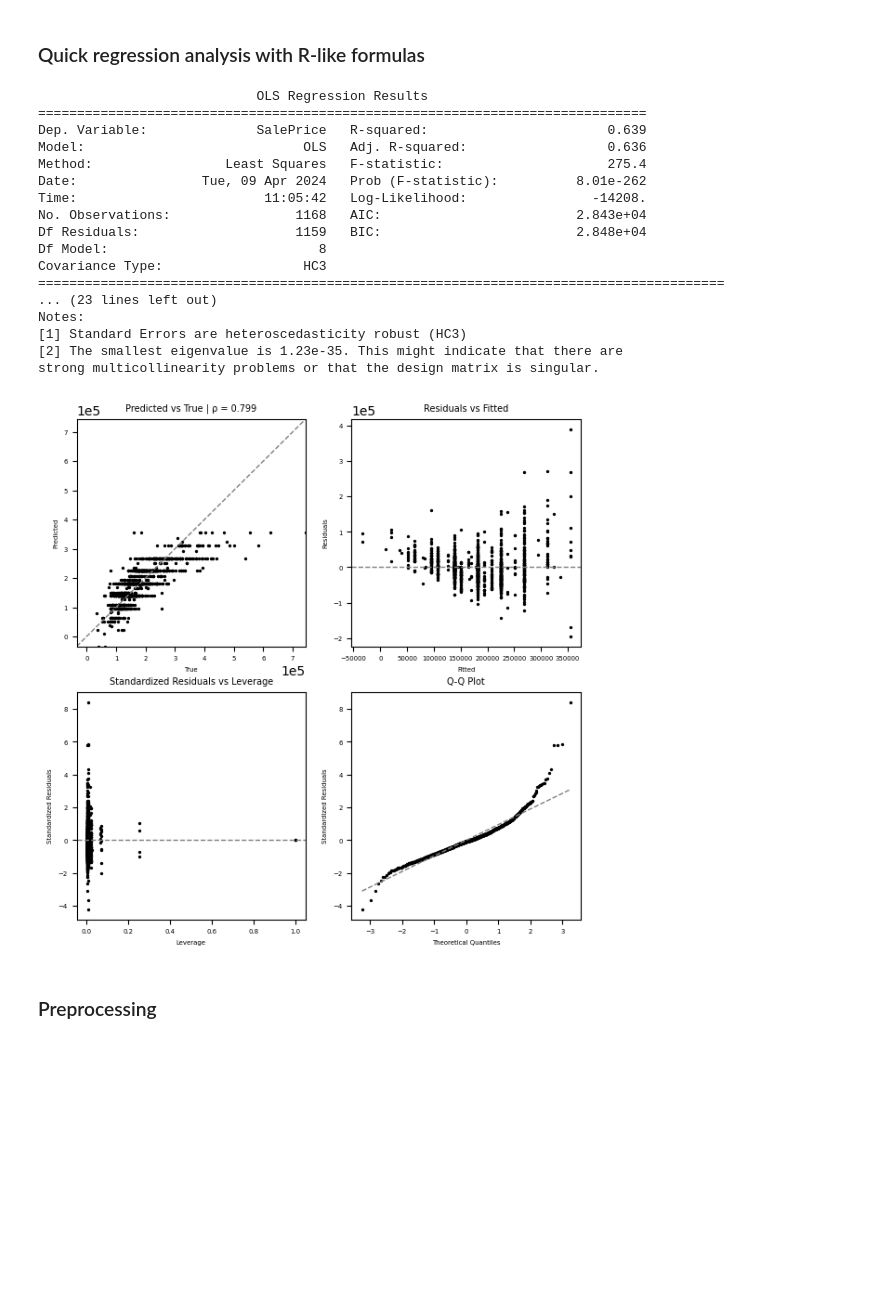
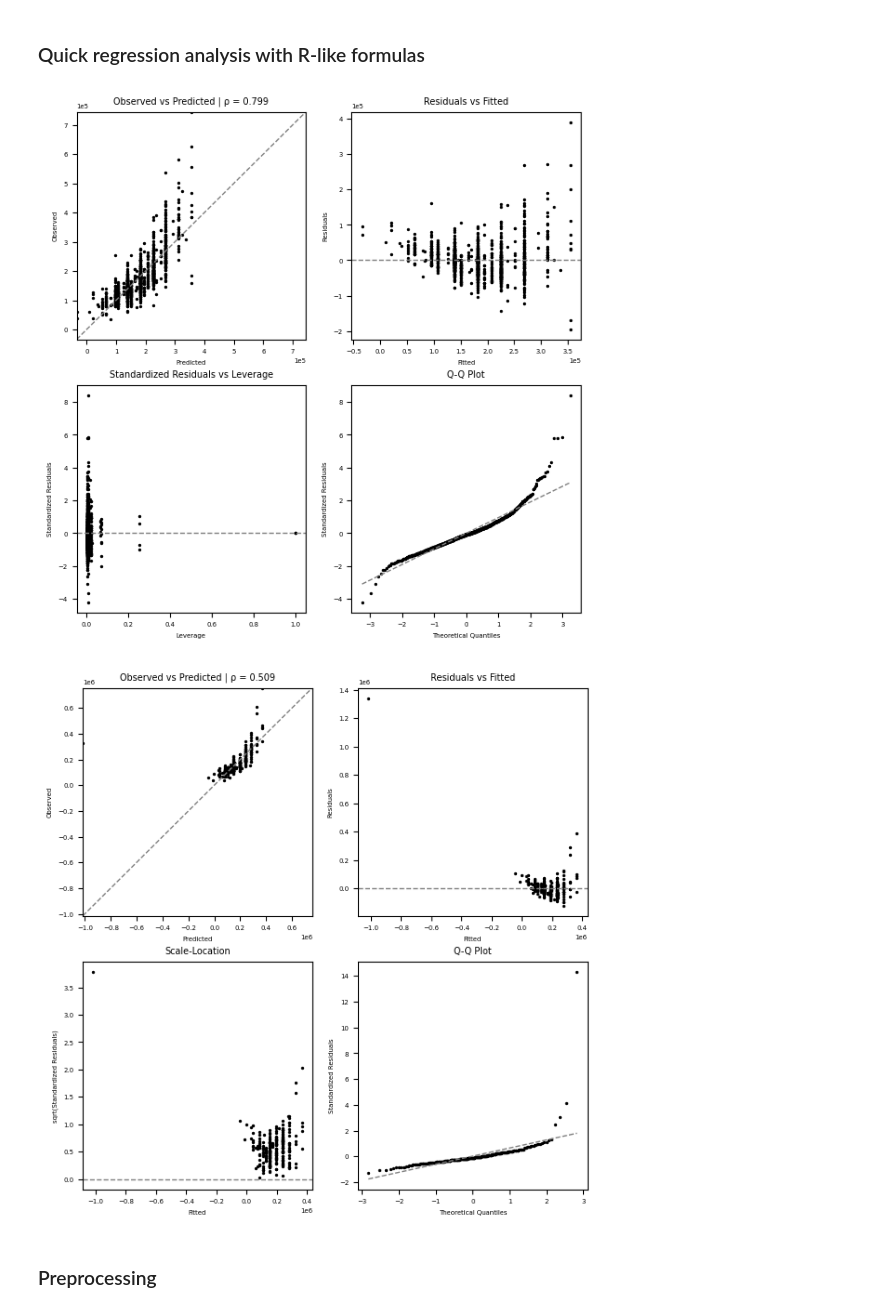
Before and after one commit to ajy25/TabularMagic, a Jupyter notebook: demo/regression_start_to_finish_demo.ipynb, the cells around one changed output. Cells and saved outputs as stored; diff of their text form; code cells hidden in the pictures; blank space fills up the shorter version.

Commit message:
UNFINISHED : reworking of TabularMagic object, handling data through other class

```diff
--- a/demo/regression_start_to_finish_demo.ipynb
+++ b/demo/regression_start_to_finish_demo.ipynb
@@ -108,2 +107,4 @@ tm.eda().plot_pca(continuous_vars=['LotFrontage', 'SalePrice', 'OverallQual',
 # %% [output]
 [figure]
+# %%
+tm.load_data_checkpoint()
@@ -110,28 +134,12 @@ tm.eda().plot_pca(continuous_vars=['LotFrontage', 'SalePrice', 'OverallQual',
 # %% [markdown]
 ### Quick regression analysis with R-like formulas
 # %%
-train_reg_report, test_reg_report = tm.lm_rlike('SalePrice ~ poly(MSZoning, 3) + OverallQual')
-print(train_reg_report.statsmodels_summary())
-train_reg_report.plot_diagnostics()
+report = tm.lm_rlike('SalePrice ~ poly(MSZoning, 3) + OverallQual')
+display(report.train().plot_diagnostics())
+display(report.test().plot_diagnostics())
 # %% [output]
-                            OLS Regression Results
-==============================================================================
-Dep. Variable:              SalePrice   R-squared:                       0.639
-Model:                            OLS   Adj. R-squared:                  0.636
-Method:                 Least Squares   F-statistic:                     275.4
-Date:                Tue, 09 Apr 2024   Prob (F-statistic):          8.01e-262
-Time:                        11:05:42   Log-Likelihood:                -14208.
-No. Observations:                1168   AIC:                         2.843e+04
-Df Residuals:                    1159   BIC:                         2.848e+04
-Df Model:                           8
-Covariance Type:                  HC3
-========================================================================================
-... (23 lines left out)
-Notes:
-[1] Standard Errors are heteroscedasticity robust (HC3)
-[2] The smallest eigenvalue is 1.23e-35. This might indicate that there are
-strong multicollinearity problems or that the design matrix is singular.
-[figure, old version]
+[figure, new version]
+[figure, added]
 # %% [markdown]
 ### Preprocessing
 # %%
```
Also changed, not shown: parts of 15 cells of this notebook, 8 other files.
